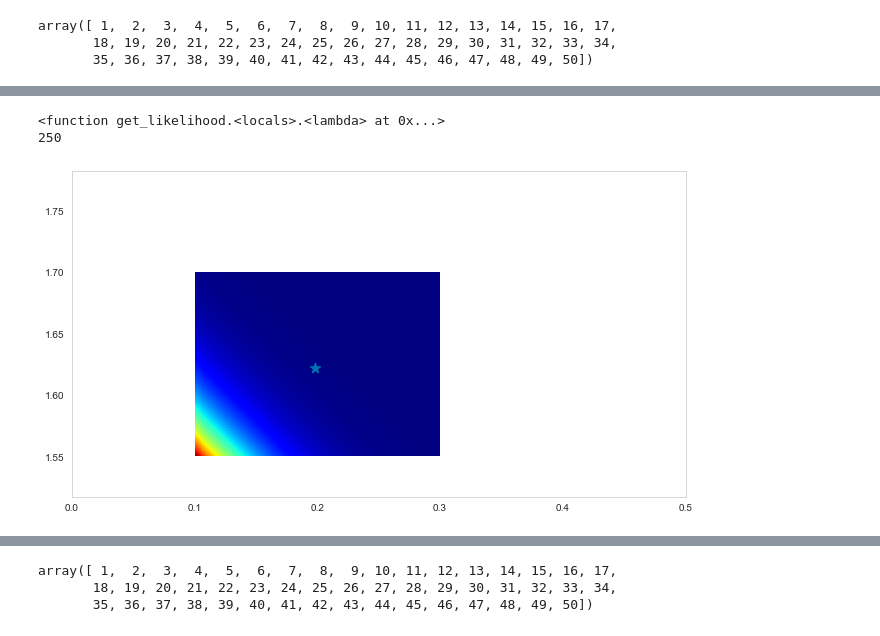
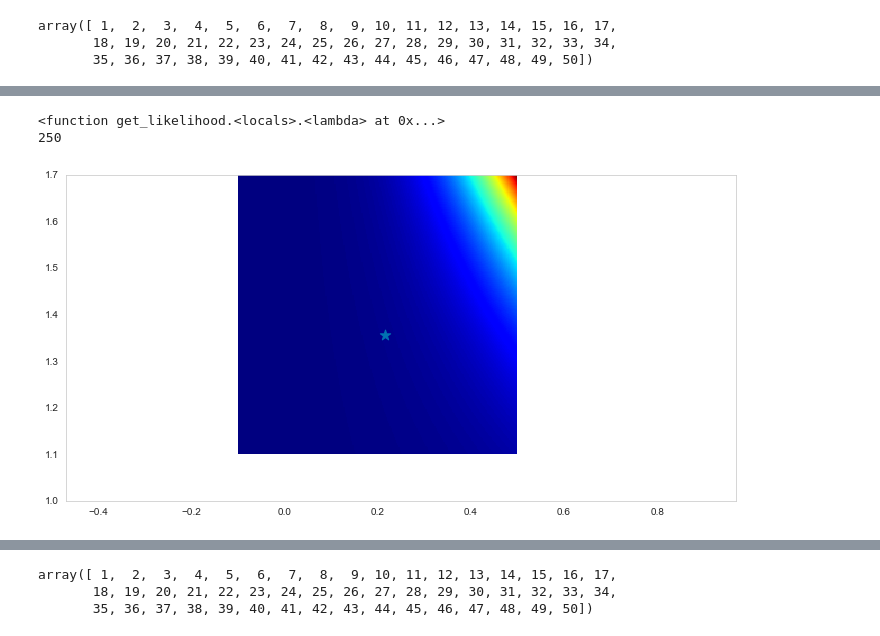
Before and after one commit to Alexeiyaganov/made_advanced_ml, a Jupyter notebook: hw1/hw1_notebook.ipynb, the cells around one changed output, grey strips where cells are left out. Saved outputs shown, nothing was run; the diff lists cells and outputs as text; code cells hidden in the pictures.

```diff
--- a/hw1/hw1_notebook.ipynb
+++ b/hw1/hw1_notebook.ipynb
@@ -2,6 +2,14 @@
 import numpy as np
 import pandas as pd
 from scipy.stats import multivariate_normal
+import matplotlib.pyplot as plt
+import seaborn as sns
+
+sns.set_style("whitegrid")
+sns.set_palette("colorblind")
+palette = sns.color_palette()
+figsize = (12,6)
+legend_fontsize = 16
 # %%
 data = pd.read_csv(
     'owid-covid-data.csv',
@@ -124,8 +132,8 @@ print("Количество заразившихся на x-й день начи
 # %%
 N = 250
-true_mu = [0.19829091 , 1.62244624]
+true_mu = [0.2155719 , 1.35512388]
 def res_curve(x):
-    return np.exp(true_mu[0]*x + true_mu[1])
+    return true_mu[0]*true_mu[1]**x
 r = 50
 xs = np.arange(1, r+1, 1)
 fig = plt.figure(figsize=figsize)
@@ -139,7 +147,7 @@ plt.show()
 # %%
 # xs = np.linspace(-3, 3, N)
-X = np.linspace(0.1, 0.3, N)
-Y = np.linspace(1.55, 1.7, N)
+X = np.linspace(-0.1, 0.5, N)
+Y = np.linspace(1.1, 1.7, N)
 X, Y = np.meshgrid(X, Y)
 
 pos = np.empty(X.shape + (2,))
@@ -150,7 +158,7 @@ def myplot_heatmap(Z):
     # Make the plot
     plt.axis('equal')
     plt.xlim((0.0, 0.5))
-    plt.ylim((1.4, 1.9))
+    plt.ylim((1.0, 1.7))
     plt.pcolormesh(X, Y, Z, cmap=plt.cm.jet)
     plt.scatter(true_mu[0], true_mu[1], marker='*', s=120)
 # %%
@@ -196,20 +204,20 @@ myplot_sample_lines(cur_mu, cur_sigma, 20)
 # %%
-def get_likelihood(px, py, sigma=0.05):
-    return lambda x : np.exp(-(np.exp(x[0]*px + x[1]) - py) ** 2) / (2 * sigma * np.sqrt(2.*np.pi))
+def get_likelihood(px, py, sigma=5):
+    return lambda x : np.exp(-(x[0]*x[1]**px - py) ** 2) / (2 * sigma * np.sqrt(2.*np.pi))
 
-px, py = xs[0], np.array(df['total_cases'][:r])[0]
+px, py = xs[1], np.array(df['total_cases'][:r])[1]
 cur_likelihood = get_likelihood(px, py)
 print(cur_likelihood)
 Z = np.array([[ cur_likelihood(pos[i, j]) for j in range(pos.shape[1])] for i in range(pos.shape[0])])
 print(len(Z))
 
 fig = plt.figure(figsize=figsize)
 ax = fig.add_subplot(111)
 ax.set_xlim((xs[0], xs[-1]))
 ax.set_ylim((-3, 3))
 myplot_heatmap(Z)
 # %% [output]
 <function get_likelihood.<locals>.<lambda> at 0x...>
 250
-[figure, old version]
+[figure, new version]
 # %%
```
Also changed, not shown: parts of 34 cells of this notebook, 1 other file.
